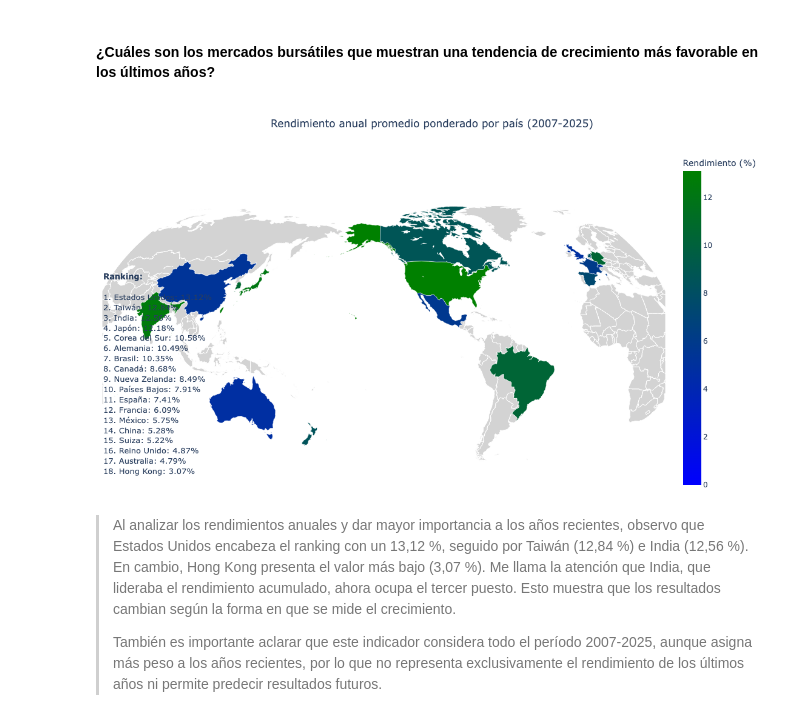
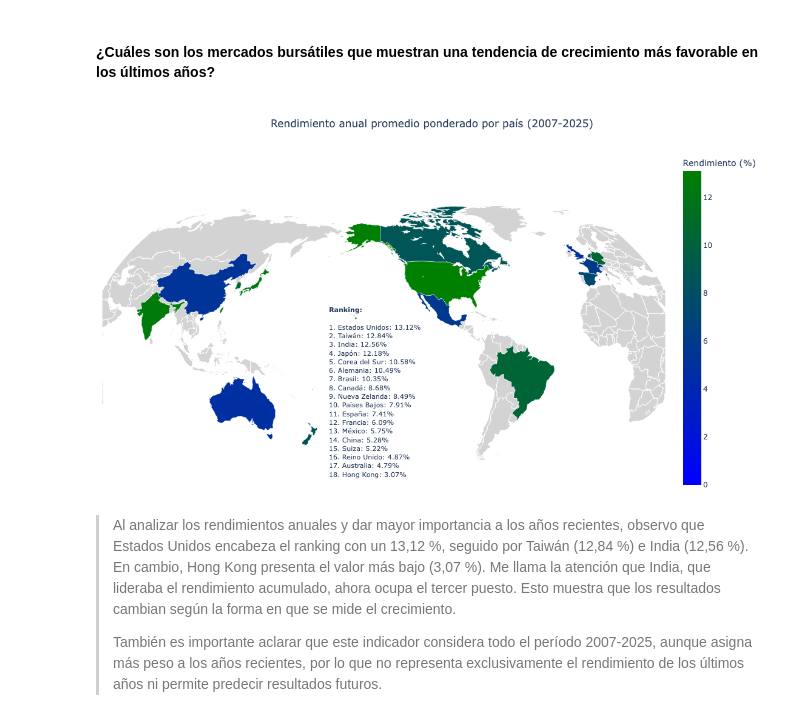
Before and after one commit to NicolasDruetta/IAPD, a Jupyter notebook: _TP1/etl_notebook.ipynb, the cells around one changed output. Saved outputs shown, nothing was run; the diff lists cells and outputs as text; code cells hidden in the pictures.

```diff
--- a/_TP1/etl_notebook.ipynb
+++ b/_TP1/etl_notebook.ipynb
@@ -87,19 +87,19 @@ def title(texto):
 # %% [markdown]
 ### 2.1. Capa Bronze (ingesta en crudo)
 # %%
-# Descargo los datos diarios de los últimos 20 años de los 18 índices bursátiles.
-df_bronze = yf.download(
-    tickers=[ticker for nombre, ticker in indices.values()],
-    period="20y",
-    interval="1d",
-    auto_adjust=False,
-    progress=False,
-    threads=True
+# Cargo los datos históricos desde el archivo local.
+file_path = "data/indices_bursatiles.csv"
+
+df_bronze = pd.read_csv(
+    file_path,
+    header=[0, 1],
+    index_col=0,
+    parse_dates=[0]
 )
-print()
 
-# Reviso la estructura de los datos originales en formato ancho.
+# Muestro la estructura del dataset.
 title("Estructura general del dataset:")
+print(f"Archivo cargado: {file_path}.")
 print(f"Filas: {df_bronze.shape[0]}.")
 print(f"Columnas: {df_bronze.shape[1]}.")
 print(f"Formato ancho: {df_bronze.shape[1]} columnas en Bronze.")
@@ -1393,37 +1394,37 @@ fig.update_geos(
 
 # Agrego el ranking en el espacio izquierdo del gráfico.
 fig.add_annotation(
-    x=0.00,
-    y=0.65,
+    x=0.40,
+    y=0.55,
     xref="paper",
     yref="paper",
     text="<b>Ranking:</b><br><br>" + "<br>".join(
         f"{posicion + 1}. {fila['País']}: {fila['Rendimiento ponderado (%)']:.2f}%"
         for posicion, fila in df_ranking_ponderado.iterrows()
     ),
     showarrow=False,
     xanchor="left",
     yanchor="top",
     align="left",
-    font=dict(size=13)
+    font=dict(size=11)
 )
 
 fig.update_layout(
     title="Rendimiento anual promedio ponderado por país (2007-2025)",
     title_x=0.5,
     height=650,
     dragmode=False,
     margin=dict(b=10, l=10, r=10, t=80),
     template="plotly_white"
 )
 
 # Muestro el planisferio sin permitir zoom.
 fig.show(config={
     "scrollZoom": False,
     "modeBarButtonsToRemove": ["zoomInGeo", "zoomOutGeo", "resetGeo"]
 })
 # %% [output]
-[figure, old version]
+[figure, new version]
 # %% [markdown]
 > Al analizar los rendimientos anuales y dar mayor importancia a los años recientes, observo que Estados Unidos encabeza el ranking con un 13,12 %, seguido por Taiwán (12,84 %) e India (12,56 %). En cambio, Hong Kong presenta el valor más bajo (3,07 %). Me llama la atención que India, que lideraba el rendimiento acumulado, ahora ocupa el tercer puesto. Esto muestra que los resultados cambian según la forma en que se mide el crecimiento.
 >
```
Also changed, not shown: parts of 11 cells of this notebook.
